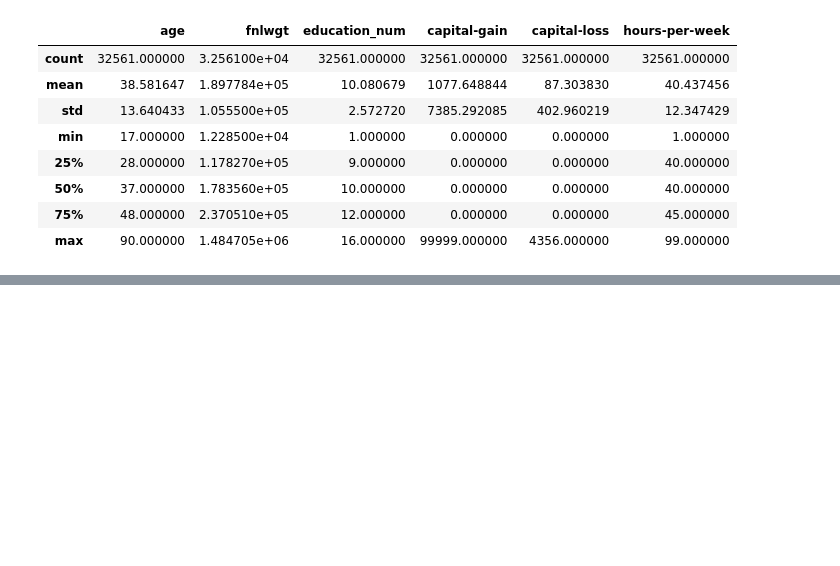
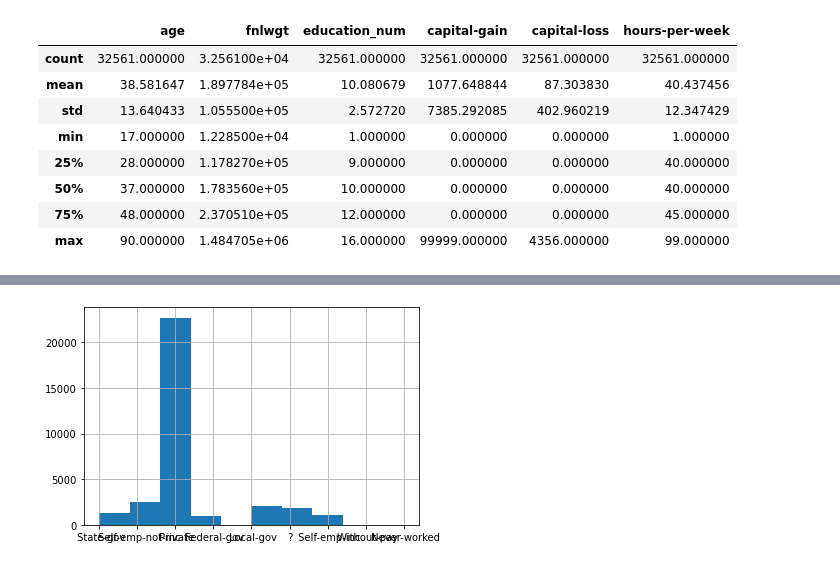
Before and after one commit to pandeysudip/income-prediction, a Jupyter notebook: data_cleaning.ipynb, the cells around one changed output, grey strips where cells are left out. Saved outputs shown, nothing was run; the diff lists cells and outputs as text; code cells hidden in the pictures; blank space fills up the shorter version.

```diff
--- a/data_cleaning.ipynb
+++ b/data_cleaning.ipynb
@@ -120,0 +146,6 @@ df_income.to_csv('Resources/clean_data.csv', index=False)
+# %%
+#workclass
+df_income['workclass'].hist()
+plt.show()
+# %% [output]
+[figure, added]
```
Also changed, not shown: parts of 11 cells of this notebook.
